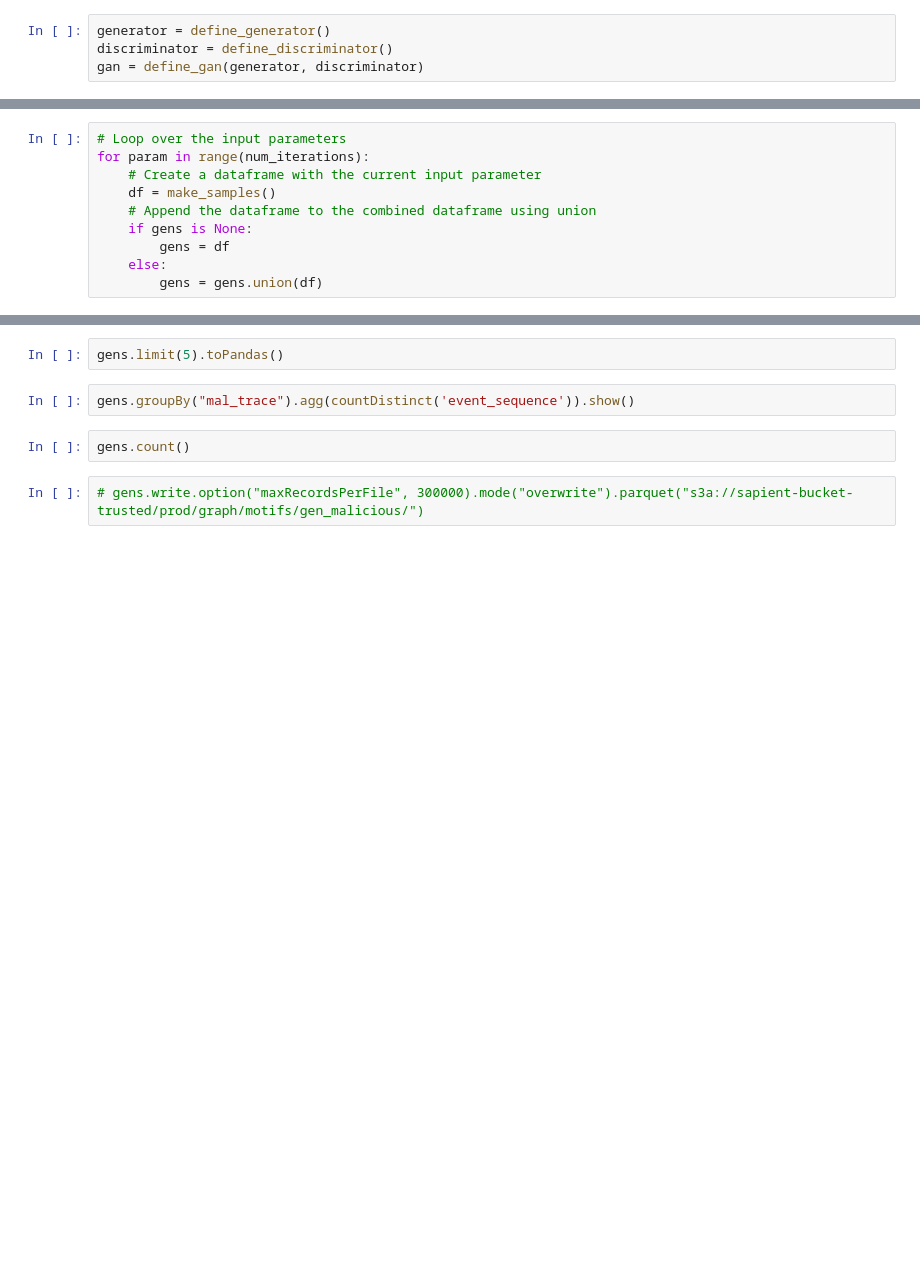
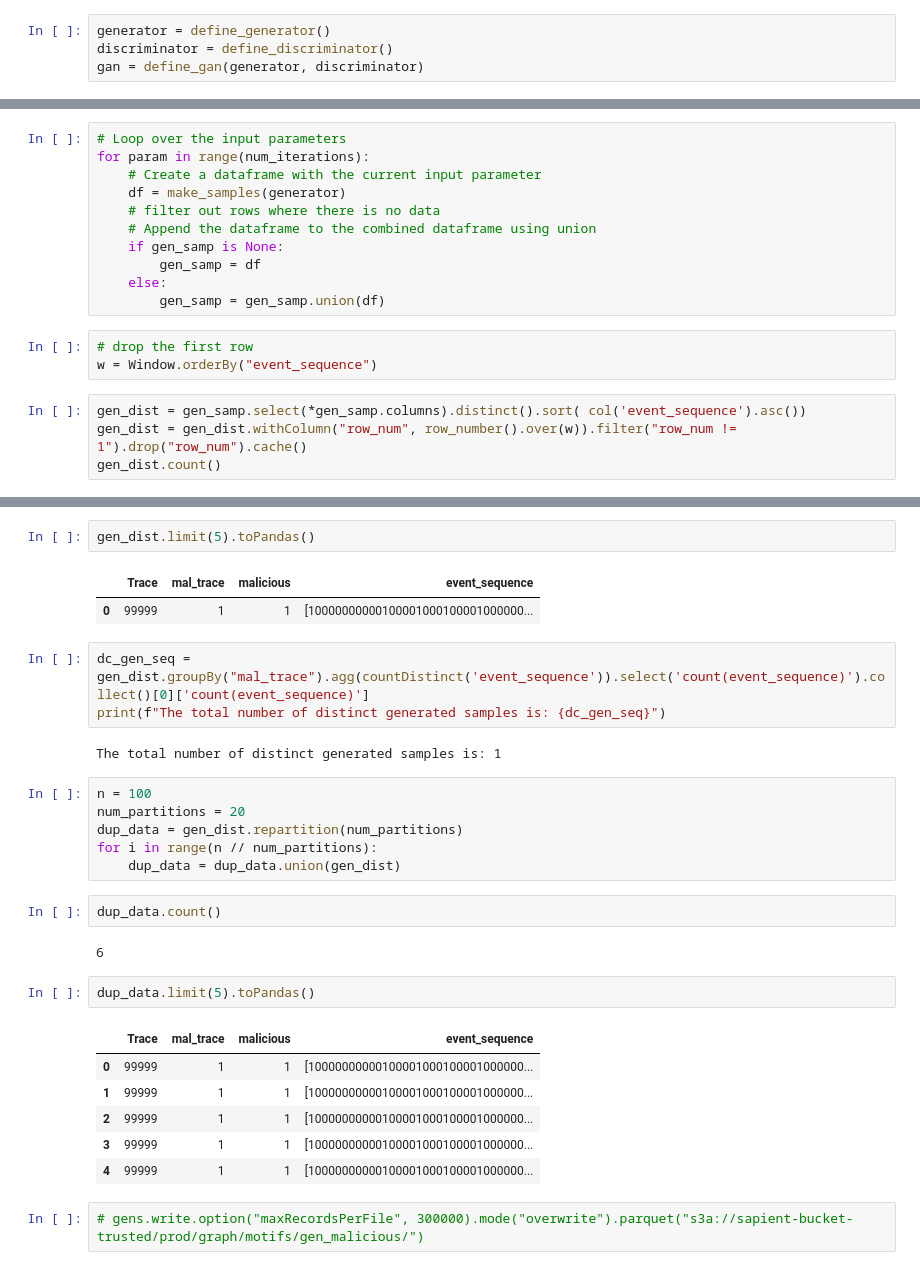
Before and after one commit to MBrend15/Public_Project_Repo, a Jupyter notebook: lstm_gan_final.ipynb, the cells around one changed output, grey strips where cells are left out. Drawn from its saved outputs; the diff is of its cells as text; blank space fills up the shorter version.

Commit message:
adding updates to gan from activation function and new file for generating samples

```diff
--- a/lstm_gan_final.ipynb
+++ b/lstm_gan_final.ipynb
@@ -279,9 +320,17 @@ gens = None
 # Loop over the input parameters
 for param in range(num_iterations):
     # Create a dataframe with the current input parameter
-    df = make_samples()
+    df = make_samples(generator)
+    # filter out rows where there is no data
     # Append the dataframe to the combined dataframe using union
-    if gens is None:
-        gens = df
+    if gen_samp is None:
+        gen_samp = df
     else:
-        gens = gens.union(df)
+        gen_samp = gen_samp.union(df)
+# %%
+# drop the first row
+w = Window.orderBy("event_sequence")
+# %%
+gen_dist = gen_samp.select(*gen_samp.columns).distinct().sort( col('event_sequence').asc())
+gen_dist = gen_dist.withColumn("row_num", row_number().over(w)).filter("row_num != 1").drop("row_num").cache()
+gen_dist.count()
@@ -288,8 +347,31 @@ for param in range(num_iterations):
 # %%
-gens.limit(5).toPandas()
+gen_dist.limit(5).toPandas()
+# %% [output]
+|  | Trace | mal_trace | malicious | event_sequence |
+| 0 | 99999 | 1 | 1 | [10000000000100001000100001000000... |
 # %%
-gens.groupBy("mal_trace").agg(countDistinct('event_sequence')).show()
+dc_gen_seq = gen_dist.groupBy("mal_trace").agg(countDistinct('event_sequence')).select('count(event_sequence)').collect()[0]['count(event_sequence)']
+print(f"The total number of distinct generated samples is: {dc_gen_seq}")
+# %% [output]
+The total number of distinct generated samples is: 1
+# %%
+n = 100
+num_partitions = 20
+dup_data = gen_dist.repartition(num_partitions)
+for i in range(n // num_partitions):
+    dup_data = dup_data.union(gen_dist)
 # %%
-gens.count()
+dup_data.count()
+# %% [output]
+6
+# %%
+dup_data.limit(5).toPandas()
+# %% [output]
+|  | Trace | mal_trace | malicious | event_sequence |
+| 0 | 99999 | 1 | 1 | [10000000000100001000100001000000... |
+| 1 | 99999 | 1 | 1 | [10000000000100001000100001000000... |
+| 2 | 99999 | 1 | 1 | [10000000000100001000100001000000... |
+| 3 | 99999 | 1 | 1 | [10000000000100001000100001000000... |
+| 4 | 99999 | 1 | 1 | [10000000000100001000100001000000... |
 # %%
 # gens.write.option("maxRecordsPerFile", 300000).mode("overwrite").parquet("s3a://sapient-bucket-trusted/prod/graph/motifs/gen_malicious/")
```
Also changed, not shown: parts of 14 cells of this notebook, 7 other files.
